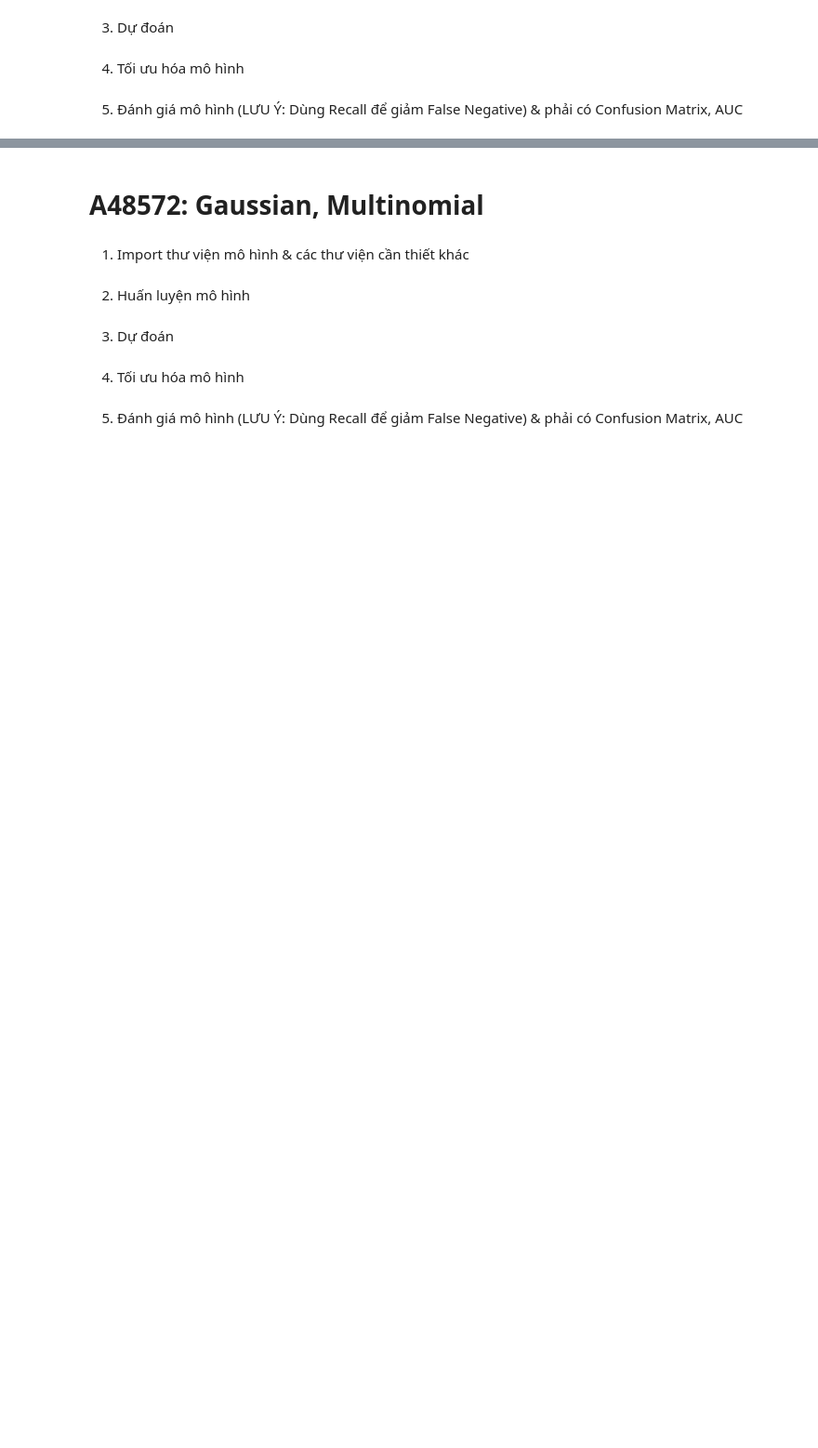
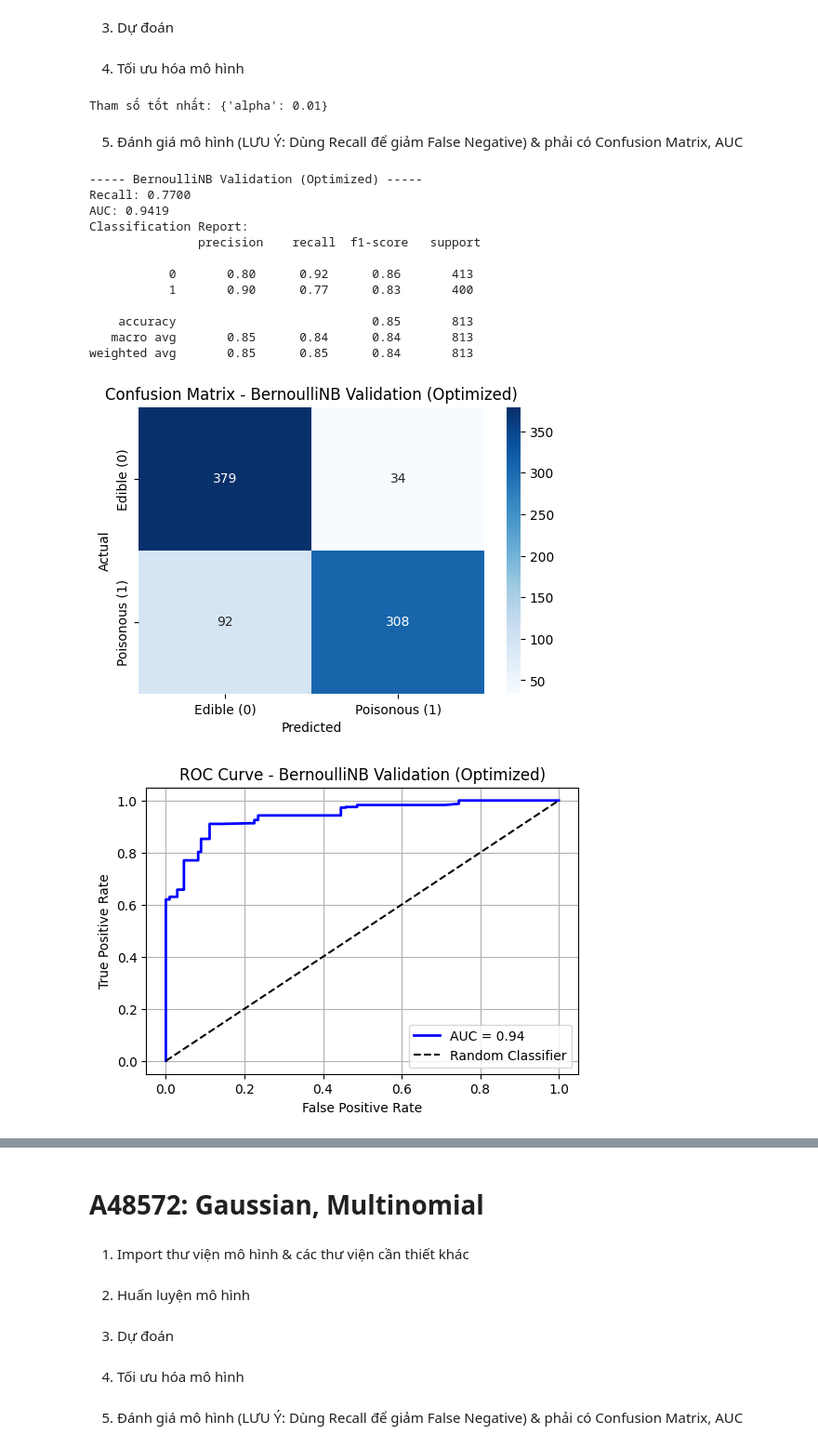
Before and after one commit to A47126/BT-Machine-Learning-Group-7, a Jupyter notebook: mushrooms.ipynb, the cells around one changed output, grey strips where cells are left out. Shown at 93% size. Cells and saved outputs as stored; diff of their text form; code cells hidden in the pictures; blank space fills up the shorter version.

Commit message:
Được tạo bằng Colab

```diff
--- a/mushrooms.ipynb
+++ b/mushrooms.ipynb
@@ -235,2 +220,5 @@ AUC: 0.9999560048789072
 # %% [markdown]
 2. Huấn luyện mô hình
+# %%
+model = BernoulliNB()
+model.fit(X_train_resamp, y_train_resamp)
@@ -239,4 +232,74 @@ AUC: 0.9999560048789072
 # %% [markdown]
 4. Tối ưu hóa mô hình
+# %%
+# 4. Tối ưu hóa mô hình bằng GridSearchCV (tìm alpha tốt nhất)
+param_grid = {'alpha': [0.01, 0.1, 0.5, 1.0, 2.0, 5.0]}
+grid_search = GridSearchCV(BernoulliNB(), param_grid, cv=5, scoring='recall', n_jobs=-1)
+grid_search.fit(X_train_resamp, y_train_resamp)
+
+# Lấy mô hình tốt nhất
+best_model = grid_search.best_estimator_
+print("Tham số tốt nhất:", grid_search.best_params_)
+
+# Dự đoán lại với mô hình tốt nhất cho cả validation và test
+y_pred_best_val_bernoulli = best_model.predict(X_val)
+y_pred_proba_best_val_bernoulli = best_model.predict_proba(X_val)[:, 1]
+y_pred_best_test_bernoulli = best_model.predict(X_test)
+y_pred_proba_best_test_bernoulli = best_model.predict_proba(X_test)[:, 1]
+# %% [output]
+Tham số tốt nhất: {'alpha': 0.01}
 # %% [markdown]
 5. Đánh giá mô hình (LƯU Ý: Dùng Recall để giảm False Negative) & phải có Confusion Matrix, AUC
+# %%
+def evaluate_model(y_true, y_pred, y_proba, model_name):
+    recall = recall_score(y_true, y_pred)
+    auc = roc_auc_score(y_true, y_proba)
+    cm = confusion_matrix(y_true, y_pred)
+
+    print(f"----- {model_name} -----")
+    print(f"Recall: {recall:.4f}")
+    print(f"AUC: {auc:.4f}")
+    print("Classification Report:\n", classification_report(y_true, y_pred))
+
+    # Confusion Matrix
+    plt.figure(figsize=(6, 4))
+    sns.heatmap(cm, annot=True, fmt='d', cmap='Blues',
+                xticklabels=['Edible (0)', 'Poisonous (1)'],
+                yticklabels=['Edible (0)', 'Poisonous (1)'])
+    plt.title(f'Confusion Matrix - {model_name}')
+    plt.xlabel('Predicted')
+    plt.ylabel('Actual')
+    plt.savefig(f'confusion_matrix_{model_name.lower().replace(" ", "_")}.png', dpi=300, bbox_inches='tight')
+    plt.show()
+
+    # ROC Curve
+    fpr, tpr, _ = roc_curve(y_true, y_proba)
+    plt.figure(figsize=(6, 4))
+    plt.plot(fpr, tpr, label=f'AUC = {auc:.2f}', color='blue', linewidth=2)
+    plt.plot([0, 1], [0, 1], linestyle='--', color='black', label='Random Classifier')
+    plt.xlabel('False Positive Rate')
+    plt.ylabel('True Positive Rate')
+    plt.title(f'ROC Curve - {model_name}')
+    plt.legend()
+    plt.grid(True)
+    plt.savefig(f'roc_curve_{model_name.lower().replace(" ", "_")}.png', dpi=300, bbox_inches='tight')
+    plt.show()
+
+# Gọi đánh giá cho tập validation và test
+evaluate_model(y_val, y_pred_best_val_bernoulli, y_pred_proba_best_val_bernoulli, "BernoulliNB Validation (Optimized)")
+evaluate_model(y_test, y_pred_best_test_bernoulli, y_pred_proba_best_test_bernoulli, "BernoulliNB Test (Optimized)")
+# %% [output]
+----- BernoulliNB Validation (Optimized) -----
+Recall: 0.7700
+AUC: 0.9419
+Classification Report:
+               precision    recall  f1-score   support
+
+           0       0.80      0.92      0.86       413
+           1       0.90      0.77      0.83       400
+
+    accuracy                           0.85       813
+   macro avg       0.85      0.84      0.84       813
+weighted avg       0.85      0.85      0.84       813
+[figure, added]
+[figure, added]
```
Also changed, not shown: parts of 15 cells of this notebook.
